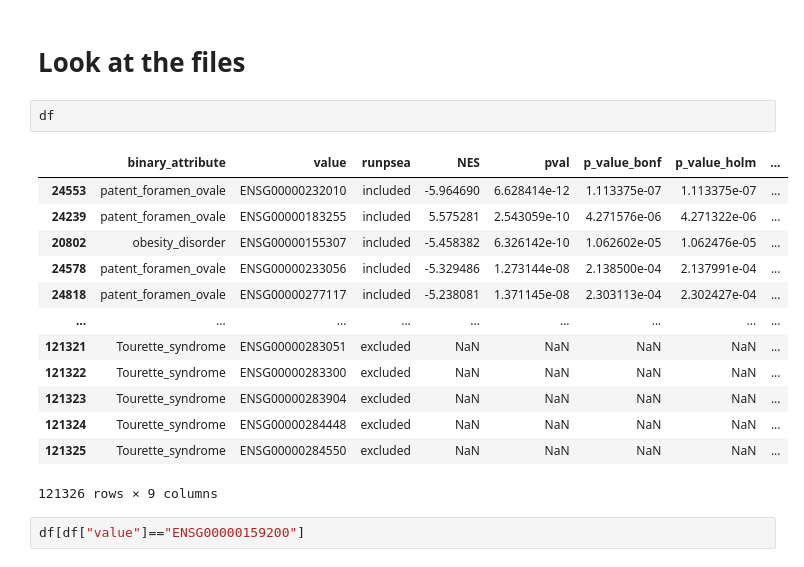
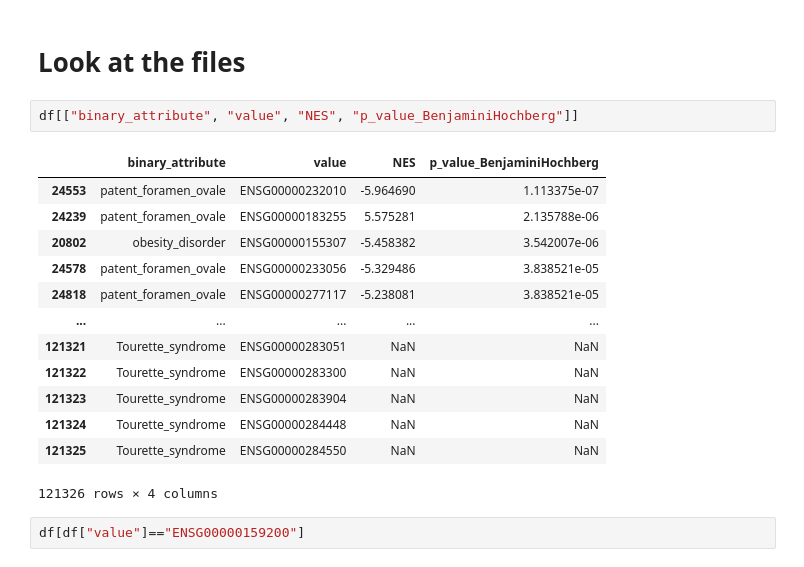
Before and after one commit to reza610/psea, a Jupyter notebook: notebook_examples/read_output.ipynb, the cells around one changed output. Saved outputs shown, nothing was run; the diff lists cells and outputs as text.

```diff
--- a/notebook_examples/read_output.ipynb
+++ b/notebook_examples/read_output.ipynb
@@ -14,21 +14,21 @@ genedf["value"]=genedf["gene_id"]
 # %% [markdown]
 # Look at the files
 # %%
-df
+df[["binary_attribute", "value", "NES", "p_value_BenjaminiHochberg"]]
 # %% [output]
-|  | binary_attribute | value | runpsea | NES | pval | p_value_bonf | p_value_holm | ... |
-| 24553 | patent_foramen_ovale | ENSG00000232010 | included | -5.964690 | 6.628414e-12 | 1.113375e-07 | 1.113375e-07 | ... |
-| 24239 | patent_foramen_ovale | ENSG00000183255 | included | 5.575281 | 2.543059e-10 | 4.271576e-06 | 4.271322e-06 | ... |
-| 20802 | obesity_disorder | ENSG00000155307 | included | -5.458382 | 6.326142e-10 | 1.062602e-05 | 1.062476e-05 | ... |
-| 24578 | patent_foramen_ovale | ENSG00000233056 | included | -5.329486 | 1.273144e-08 | 2.138500e-04 | 2.137991e-04 | ... |
-| 24818 | patent_foramen_ovale | ENSG00000277117 | included | -5.238081 | 1.371145e-08 | 2.303113e-04 | 2.302427e-04 | ... |
-| ... | ... | ... | ... | ... | ... | ... | ... | ... |
-| 121321 | Tourette_syndrome | ENSG00000283051 | excluded | NaN | NaN | NaN | NaN | ... |
-| 121322 | Tourette_syndrome | ENSG00000283300 | excluded | NaN | NaN | NaN | NaN | ... |
-| 121323 | Tourette_syndrome | ENSG00000283904 | excluded | NaN | NaN | NaN | NaN | ... |
-| 121324 | Tourette_syndrome | ENSG00000284448 | excluded | NaN | NaN | NaN | NaN | ... |
-| 121325 | Tourette_syndrome | ENSG00000284550 | excluded | NaN | NaN | NaN | NaN | ... |
+|  | binary_attribute | value | NES | p_value_BenjaminiHochberg |
+| 24553 | patent_foramen_ovale | ENSG00000232010 | -5.964690 | 1.113375e-07 |
+| 24239 | patent_foramen_ovale | ENSG00000183255 | 5.575281 | 2.135788e-06 |
+| 20802 | obesity_disorder | ENSG00000155307 | -5.458382 | 3.542007e-06 |
+| 24578 | patent_foramen_ovale | ENSG00000233056 | -5.329486 | 3.838521e-05 |
+| 24818 | patent_foramen_ovale | ENSG00000277117 | -5.238081 | 3.838521e-05 |
+| ... | ... | ... | ... | ... |
+| 121321 | Tourette_syndrome | ENSG00000283051 | NaN | NaN |
+| 121322 | Tourette_syndrome | ENSG00000283300 | NaN | NaN |
+| 121323 | Tourette_syndrome | ENSG00000283904 | NaN | NaN |
+| 121324 | Tourette_syndrome | ENSG00000284448 | NaN | NaN |
+| 121325 | Tourette_syndrome | ENSG00000284550 | NaN | NaN |
-121326 rows × 9 columns
+121326 rows × 4 columns
 # %%
 df[df["value"]=="ENSG00000159200"]
 # %% [output]
```
Also changed, not shown: parts of 9 cells of this notebook, 1 other file.
